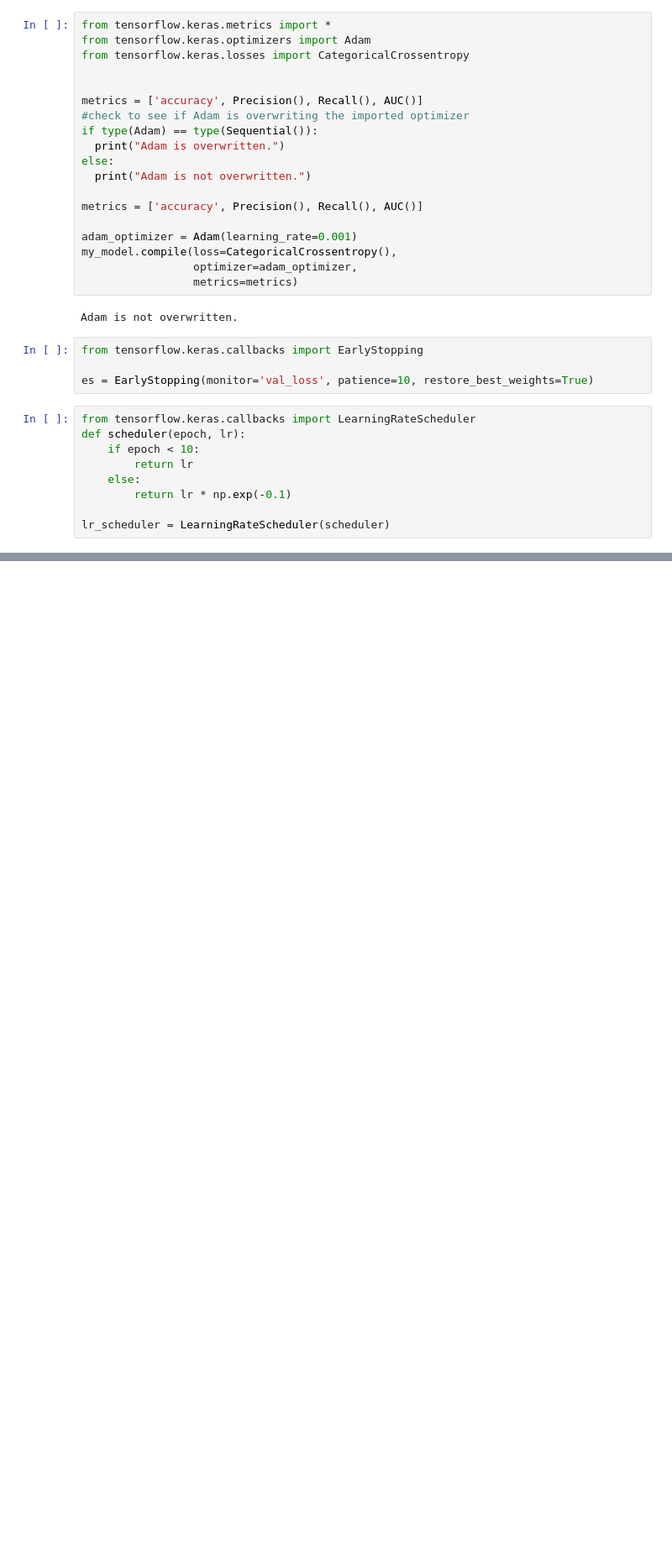
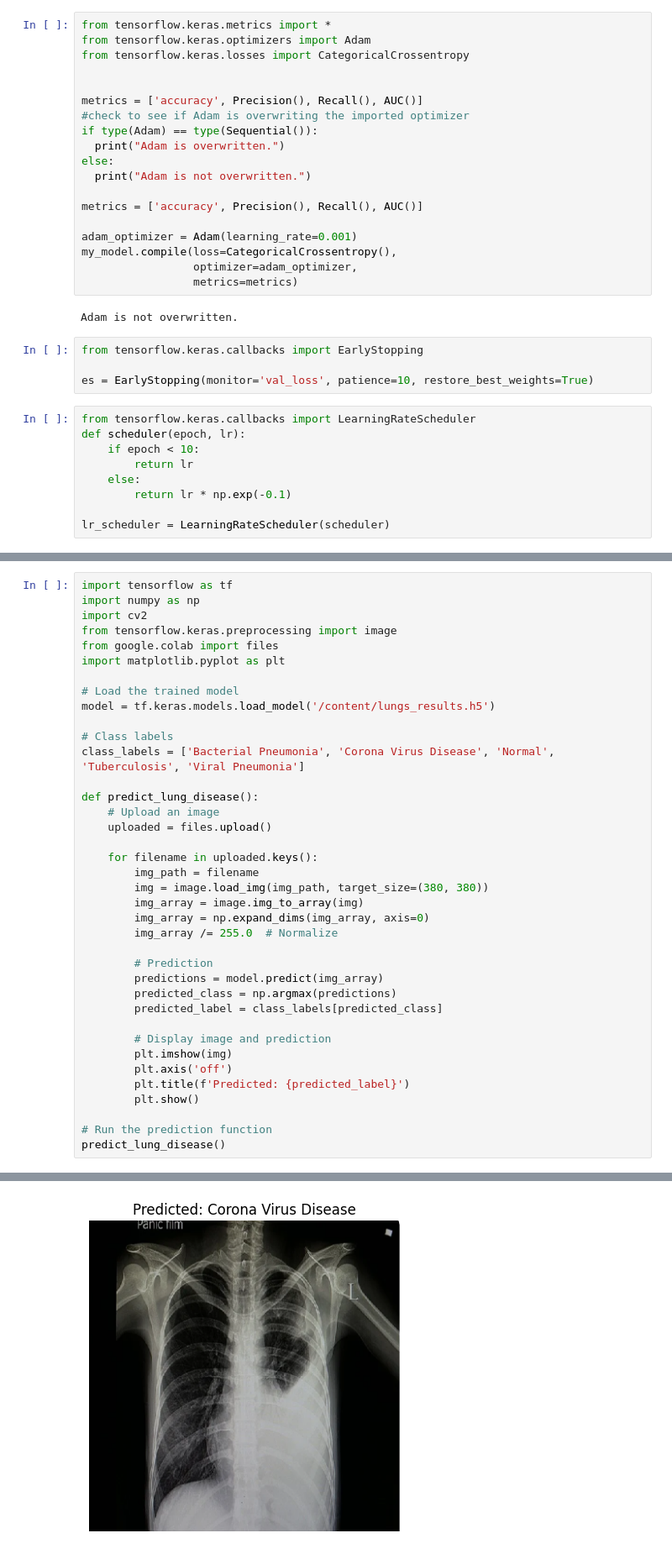
Before and after one commit to atharvadesai1/ChatApp, a Jupyter notebook: lungs_transfer_learning.ipynb, the cells around one changed output, grey strips where cells are left out. Shown: that part at 84% size. Saved outputs shown, nothing was run; the diff lists cells and outputs as text; blank space fills up the shorter version.

```diff
--- a/lungs_transfer_learning.ipynb
+++ b/lungs_transfer_learning.ipynb
@@ -217,0 +256,39 @@ my_model.save('/content/lungs_results.h5')
+# %%
+import tensorflow as tf
+import numpy as np
+import cv2
+from tensorflow.keras.preprocessing import image
+from google.colab import files
+import matplotlib.pyplot as plt
+
+# Load the trained model
+model = tf.keras.models.load_model('/content/lungs_results.h5')
+
+# Class labels
+class_labels = ['Bacterial Pneumonia', 'Corona Virus Disease', 'Normal', 'Tuberculosis', 'Viral Pneumonia']
+
+def predict_lung_disease():
+    # Upload an image
+    uploaded = files.upload()
+
+    for filename in uploaded.keys():
+        img_path = filename
+        img = image.load_img(img_path, target_size=(380, 380))
+        img_array = image.img_to_array(img)
+        img_array = np.expand_dims(img_array, axis=0)
+        img_array /= 255.0  # Normalize
+
+        # Prediction
+        predictions = model.predict(img_array)
+        predicted_class = np.argmax(predictions)
+        predicted_label = class_labels[predicted_class]
+
+        # Display image and prediction
+        plt.imshow(img)
+        plt.axis('off')
+        plt.title(f'Predicted: {predicted_label}')
+        plt.show()
+
+# Run the prediction function
+predict_lung_disease()
+# %% [output]
@@ -217,0 +299 @@ my_model.save('/content/lungs_results.h5')
+[figure, added]
```
Also changed, not shown: parts of 10 cells of this notebook.
